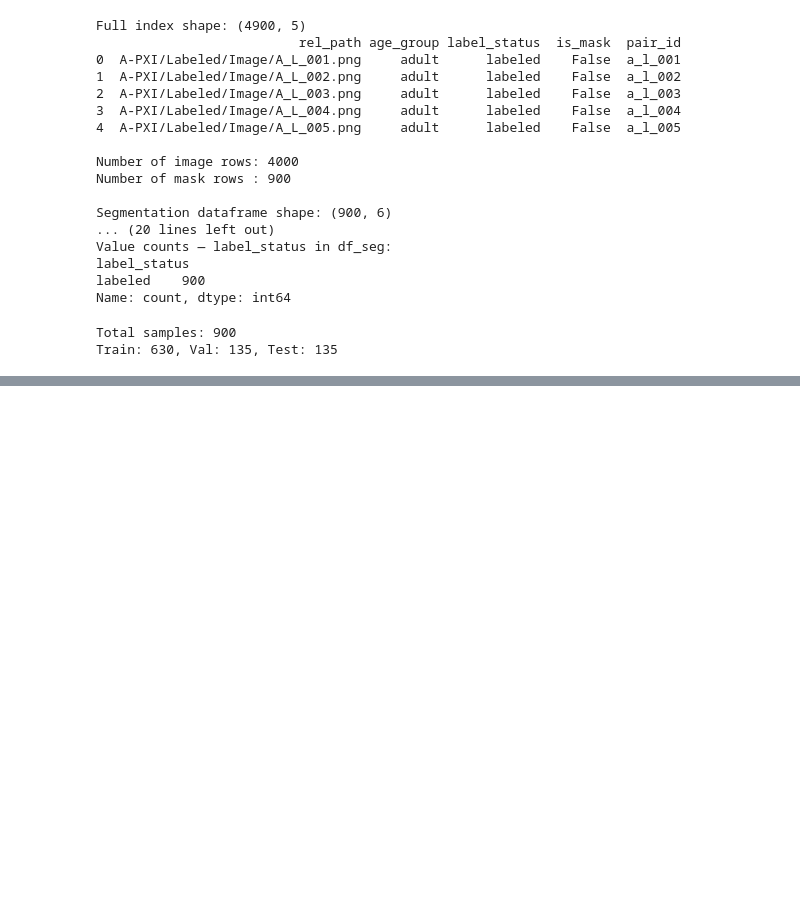
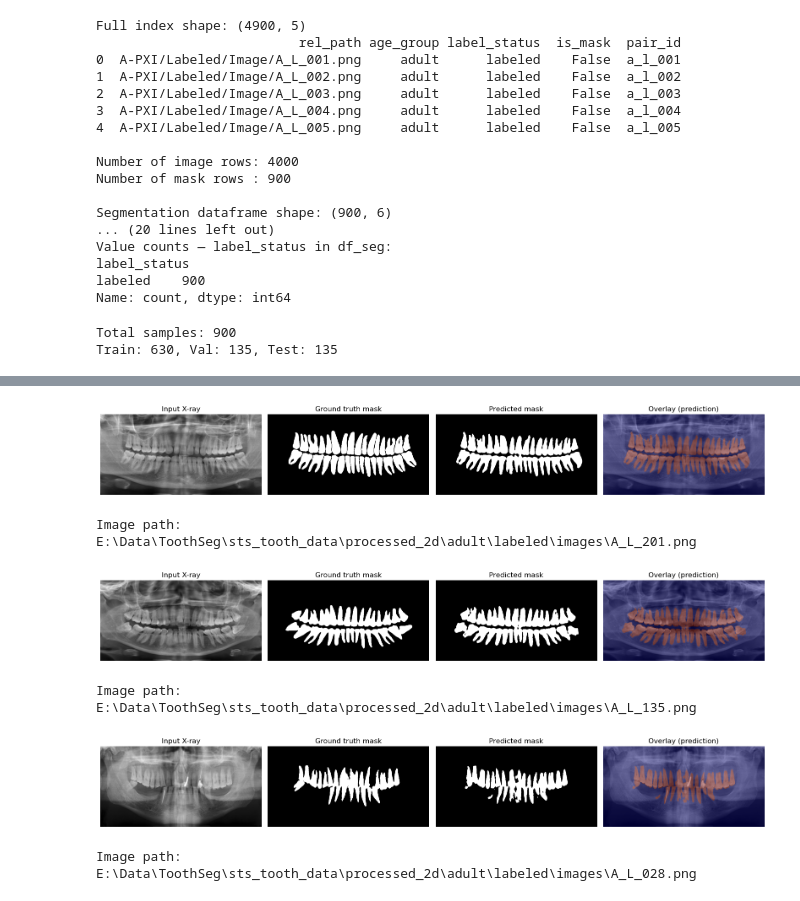
Before and after one commit to Linkbreathe/DL4CR, a Jupyter notebook: Fine_tuning.ipynb, the cells around one changed output, grey strips where cells are left out. Cells and saved outputs as stored; diff of their text form; code cells hidden in the pictures; blank space fills up the shorter version.

```diff
--- a/Fine_tuning.ipynb
+++ b/Fine_tuning.ipynb
@@ -162,0 +702,11 @@ Train: 630, Val: 135, Test: 135
+# %%
+from torch.utils.tensorboard import SummaryWriter
+from datetime import datetime
+from pathlib import Path
+
+# Log path：sts_tooth_data/runs/seg_unet
+log_dir = DATA_ROOT / "runs" / "seg_unet"
+log_dir.mkdir(parents=True, exist_ok=True)
+
+writer = SummaryWriter(log_dir=str(log_dir))
+print("TensorBoard log dir:", log_dir)
@@ -162,0 +935,65 @@ Train: 630, Val: 135, Test: 135
+# %%
+# ## 13. Qualitative visualization (optional)
+#
+# We visualize a few samples from the test set:
+# - Input X-ray
+# - Ground truth mask
+# - Predicted mask (thresholded at 0.5)
+# - Overlay
+# %%
+NUM_VIS_SAMPLES = 3
+
+model.eval()
+with torch.no_grad():
+    count = 0
+    for imgs, masks, meta in test_loader:
+        imgs = imgs.to(device)
+        masks = masks.to(device)
+
+        logits = model(imgs)
+        probs = torch.sigmoid(logits)
+        preds = (probs >= 0.5).float()
+
+        for b in range(imgs.size(0)):
+            if count >= NUM_VIS_SAMPLES:
+                break
+
+            img_np   = imgs[b].cpu().squeeze(0).numpy()
+            gt_np    = masks[b].cpu().squeeze(0).numpy()
+            pred_np  = preds[b].cpu().squeeze(0).numpy()
+
+            fig, axes = plt.subplots(1, 4, figsize=(16, 4))
+
+            axes[0].imshow(img_np, cmap="gray")
+            axes[0].set_title("Input X-ray")
+            axes[0].axis("off")
+
+            axes[1].imshow(gt_np, cmap="gray")
+            axes[1].set_title("Ground truth mask")
+            axes[1].axis("off")
+
+            axes[2].imshow(pred_np, cmap="gray")
+            axes[2].set_title("Predicted mask")
+            axes[2].axis("off")
+
+            # Overlay prediction on input
+            axes[3].imshow(img_np, cmap="gray")
+            axes[3].imshow(pred_np, alpha=0.4, cmap="jet")
+            axes[3].set_title("Overlay (prediction)")
+            axes[3].axis("off")
+
+            plt.tight_layout()
+            plt.show()
+
+            print("Image path:", meta["img_path"][b])
+            count += 1
+
+        if count >= NUM_VIS_SAMPLES:
+            break
+# %% [output]
+[figure, added]
+Image path: E:\Data\ToothSeg\sts_tooth_data\processed_2d\adult\labeled\images\A_L_201.png
+[figure, added]
+Image path: E:\Data\ToothSeg\sts_tooth_data\processed_2d\adult\labeled\images\A_L_135.png
+[figure, added]
+Image path: E:\Data\ToothSeg\sts_tooth_data\processed_2d\adult\labeled\images\A_L_028.png
```
Also changed, not shown: parts of 12 cells of this notebook.
